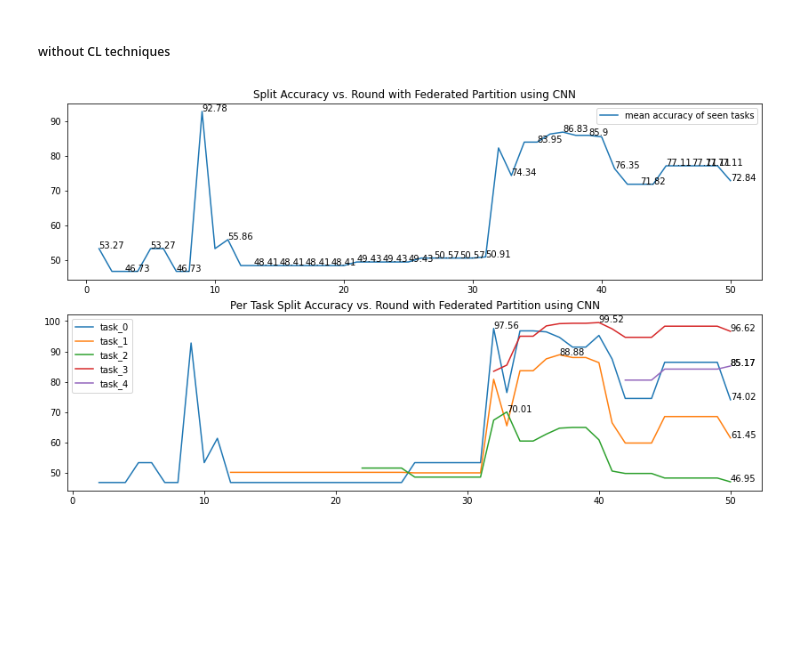
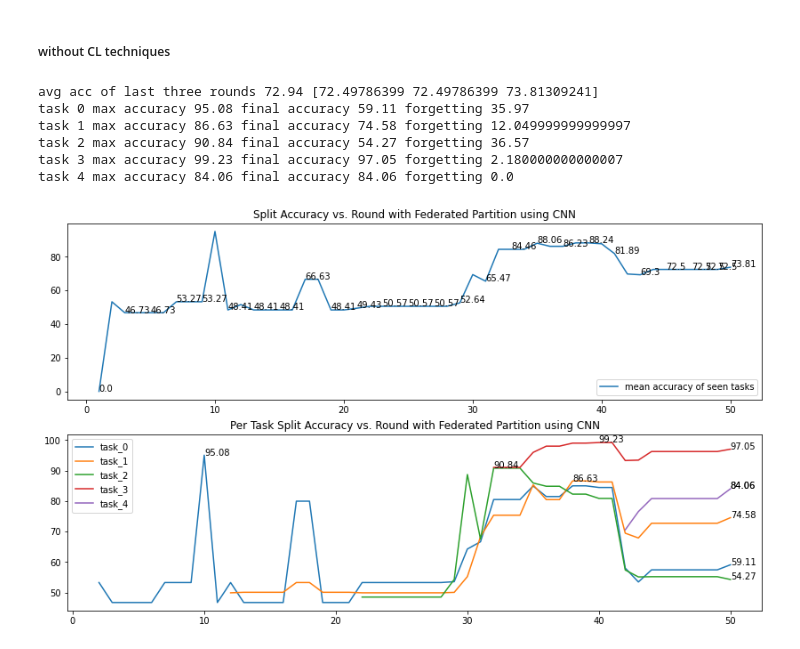
Before and after one commit to dannymcy/FCL_L361_project, a Jupyter notebook: L361_Project.ipynb, the cells around one changed output. Saved outputs shown, nothing was run; the diff lists cells and outputs as text; code cells hidden in the pictures; blank space fills up the shorter version.

```diff
--- a/L361_Project.ipynb
+++ b/L361_Project.ipynb
@@ -2462,8 +2462,14 @@ save_hist_object('split_hist_fed_none_kd.json', split_hist_fed_none)
 # %%
-split_hist_fed_none = load_hist_object("split_hist_fed_none_kd.json")
+split_hist_fed_none = load_hist_object("split_hist_fed_none.json")
 plot_CL_hist(split_hist_fed_none, "Split Accuracy vs. Round with Federated Partition using CNN")
 # %% [output]
+avg acc of last three rounds 72.94 [72.49786399 72.49786399 73.81309241]
+task 0 max accuracy 95.08 final accuracy 59.11 forgetting 35.97
+task 1 max accuracy 86.63 final accuracy 74.58 forgetting 12.049999999999997
+task 2 max accuracy 90.84 final accuracy 54.27 forgetting 36.57
+task 3 max accuracy 99.23 final accuracy 97.05 forgetting 2.180000000000007
+task 4 max accuracy 84.06 final accuracy 84.06 forgetting 0.0
-[figure, old version]
+[figure, new version]
 # %%
 split_hist_fed_fta = fl.simulation.start_simulation(
     client_fn=split_federated_flower_client_generator,
```
Also changed, not shown: parts of 4 cells of this notebook.
